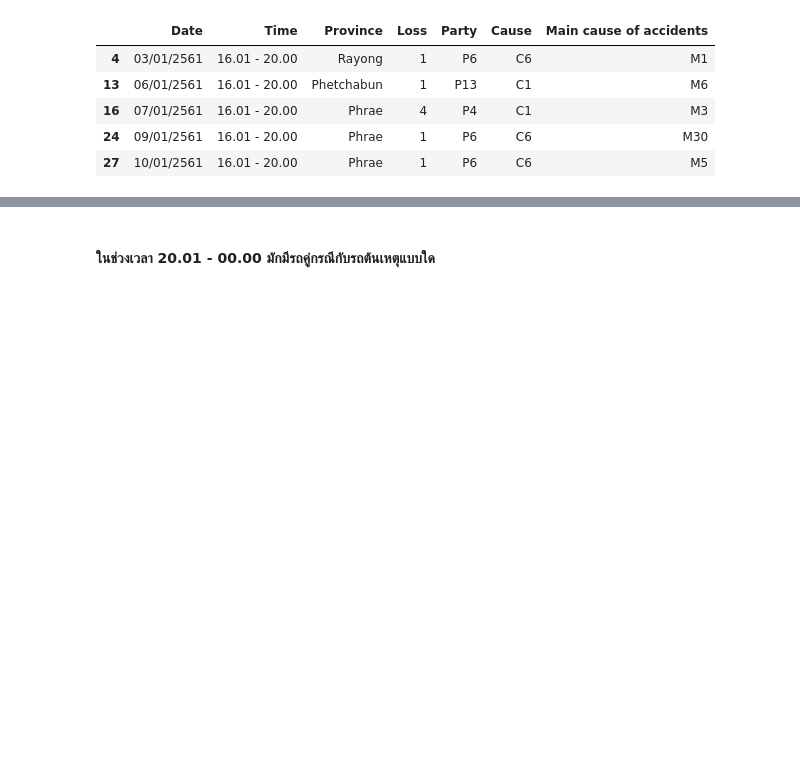
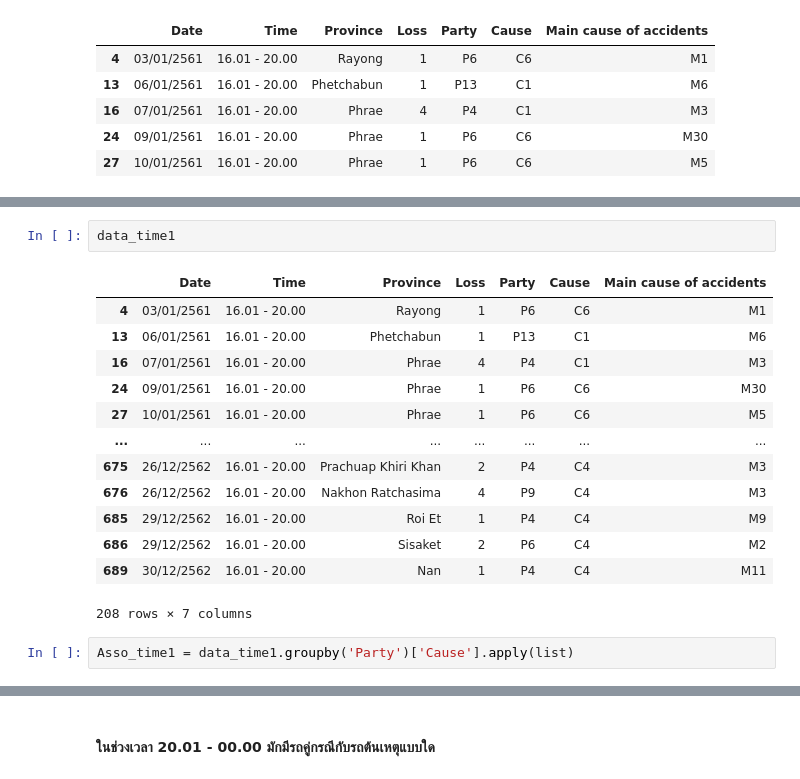
Before and after one commit to Aingon14/BSC_DPDM23, a Jupyter notebook: Group_project2.ipynb, the cells around one changed output, grey strips where cells are left out. Cells and saved outputs as stored; diff of their text form; blank space fills up the shorter version.

```diff
--- a/Group_project2.ipynb
+++ b/Group_project2.ipynb
@@ -1234,0 +1281,18 @@ data_time1.head()
+# %%
+data_time1
+# %% [output]
+|  | Date | Time | Province | Loss | Party | Cause | Main cause of accidents |
+| 4 | 03/01/2561 | 16.01 - 20.00 | Rayong | 1 | P6 | C6 | M1 |
+| 13 | 06/01/2561 | 16.01 - 20.00 | Phetchabun | 1 | P13 | C1 | M6 |
+| 16 | 07/01/2561 | 16.01 - 20.00 | Phrae | 4 | P4 | C1 | M3 |
+| 24 | 09/01/2561 | 16.01 - 20.00 | Phrae | 1 | P6 | C6 | M30 |
+| 27 | 10/01/2561 | 16.01 - 20.00 | Phrae | 1 | P6 | C6 | M5 |
+| ... | ... | ... | ... | ... | ... | ... | ... |
+| 675 | 26/12/2562 | 16.01 - 20.00 | Prachuap Khiri Khan | 2 | P4 | C4 | M3 |
+| 676 | 26/12/2562 | 16.01 - 20.00 | Nakhon Ratchasima | 4 | P9 | C4 | M3 |
+| 685 | 29/12/2562 | 16.01 - 20.00 | Roi Et | 1 | P4 | C4 | M9 |
+| 686 | 29/12/2562 | 16.01 - 20.00 | Sisaket | 2 | P6 | C4 | M2 |
+| 689 | 30/12/2562 | 16.01 - 20.00 | Nan | 1 | P4 | C4 | M11 |
+208 rows × 7 columns
+# %%
+Asso_time1 = data_time1.groupby('Party')['Cause'].apply(list)
```
Also changed, not shown: parts of 18 cells of this notebook.
